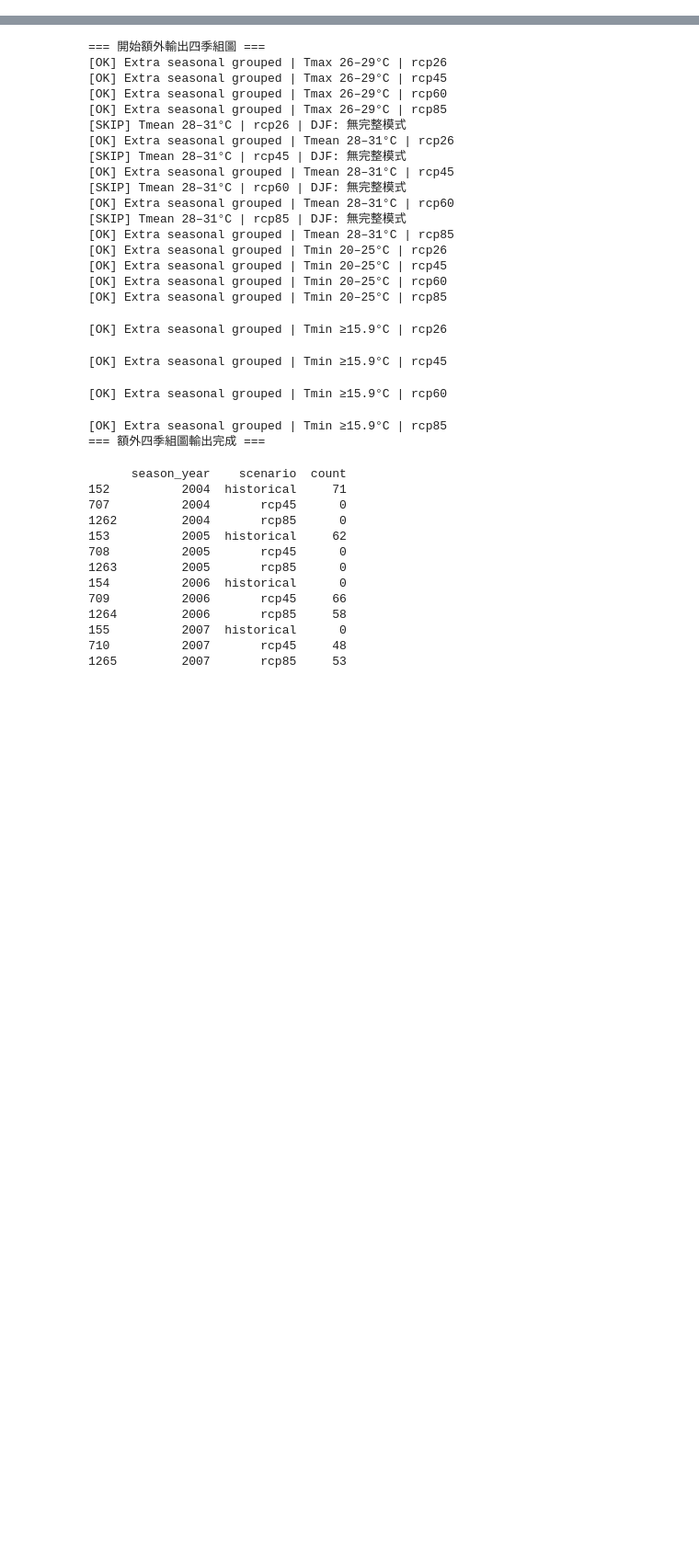
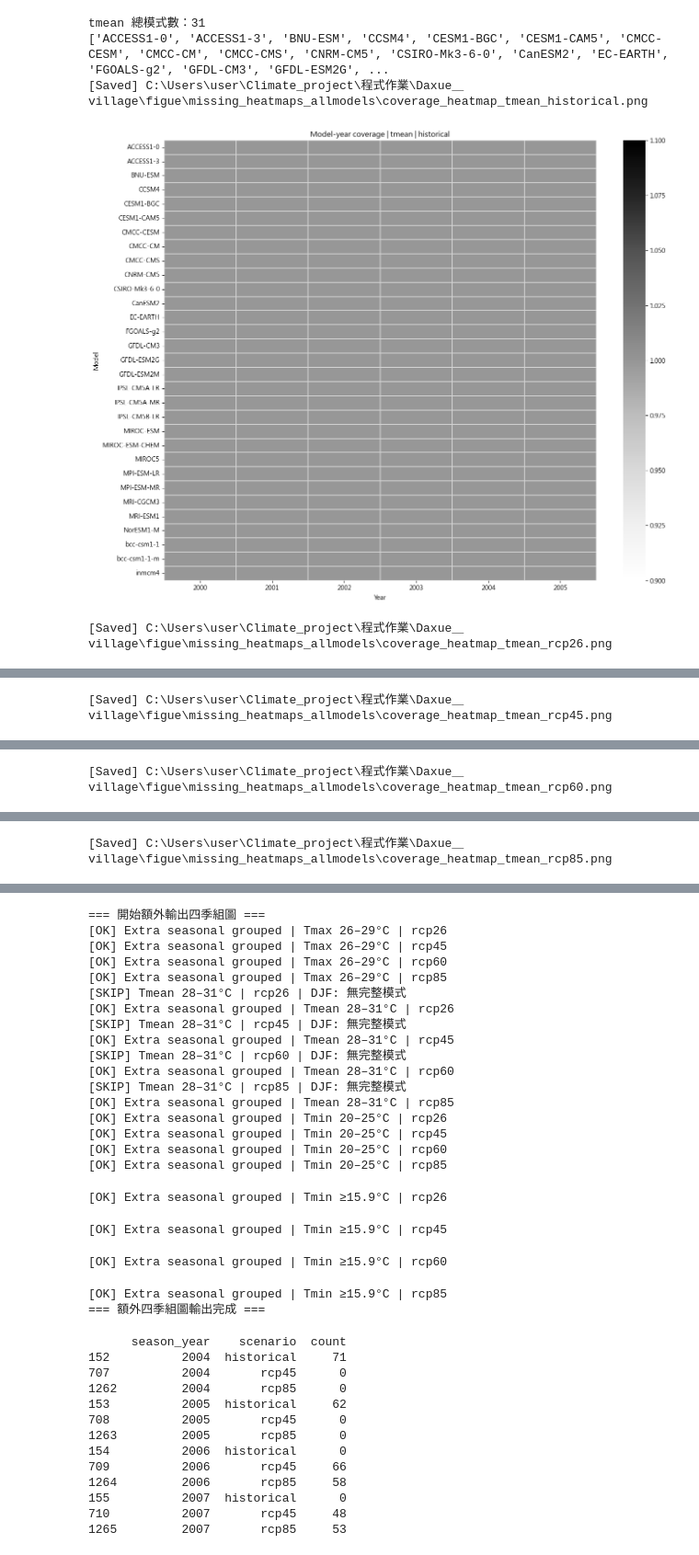
Before and after one commit to SteveChiao/Climate_project, a Jupyter notebook: 程式作業/Daxue＿village/code/0409AR5_1.ipynb, the cells around one changed output, grey strips where cells are left out. Shown at 92% size. Cells and saved outputs as stored; diff of their text form; code cells hidden in the pictures; blank space fills up the shorter version.

```diff
--- a/程式作業/Daxue＿village/code/0409AR5_1.ipynb
+++ b/程式作業/Daxue＿village/code/0409AR5_1.ipynb
@@ -884,0 +1085,11 @@ main()
+# %%
+transition_tmean = summarize_transition_completeness(
+    variable_key="tmax",
+    start_year=2000,
+    end_year=2036,
+    model_selection=MODEL_SELECTION,
+    only_365_models=ONLY_365_MODELS,
+    split_year=2005
+)
+
+print_missing_summary(transition_tmean, show_only_incomplete=True, max_rows=100)
@@ -884,0 +1114,6 @@ main()
+# %%
+complete_models_tmean = list_complete_models_by_rcp(transition_tmean)
+
+for rcp, models in complete_models_tmean.items():
+    print(f"\n{rcp}: {len(models)} models")
+    print(models)
@@ -884,0 +1401,19 @@ main()
+# %%
+tmean_dir = r"C:\AR5_統計降尺度_日資料_臺北市_平均溫"
+
+plot_all_coverage_heatmaps(
+    variable_dir=tmean_dir,
+    variable_key="tmean",
+    start_year_hist=2000,
+    end_year_hist=2005,
+    start_year_future=2006,
+    end_year_future=2036,
+    output_dir=r"C:\Users\user\Climate_project\程式作業\Daxue＿village\figue\missing_heatmaps_allmodels",
+    include_historical=True
+)
+# %% [output]
+tmean 總模式數：31
+['ACCESS1-0', 'ACCESS1-3', 'BNU-ESM', 'CCSM4', 'CESM1-BGC', 'CESM1-CAM5', 'CMCC-CESM', 'CMCC-CM', 'CMCC-CMS', 'CNRM-CM5', 'CSIRO-Mk3-6-0', 'CanESM2', 'EC-EARTH', 'FGOALS-g2', 'GFDL-CM3', 'GFDL-ESM2G', ...
+[Saved] C:\Users\user\Climate_project\程式作業\Daxue＿village\figue\missing_heatmaps_allmodels\coverage_heatmap_tmean_historical.png
+[figure, added]
+[Saved] C:\Users\user\Climate_project\程式作業\Daxue＿village\figue\missing_heatmaps_allmodels\coverage_heatmap_tmean_rcp26.png
@@ -884,0 +1421 @@ main()
+[Saved] C:\Users\user\Climate_project\程式作業\Daxue＿village\figue\missing_heatmaps_allmodels\coverage_heatmap_tmean_rcp45.png
@@ -884,0 +1423 @@ main()
+[Saved] C:\Users\user\Climate_project\程式作業\Daxue＿village\figue\missing_heatmaps_allmodels\coverage_heatmap_tmean_rcp60.png
@@ -884,0 +1425 @@ main()
+[Saved] C:\Users\user\Climate_project\程式作業\Daxue＿village\figue\missing_heatmaps_allmodels\coverage_heatmap_tmean_rcp85.png
```
Also changed, not shown: parts of 12 cells of this notebook, 26 other files.
